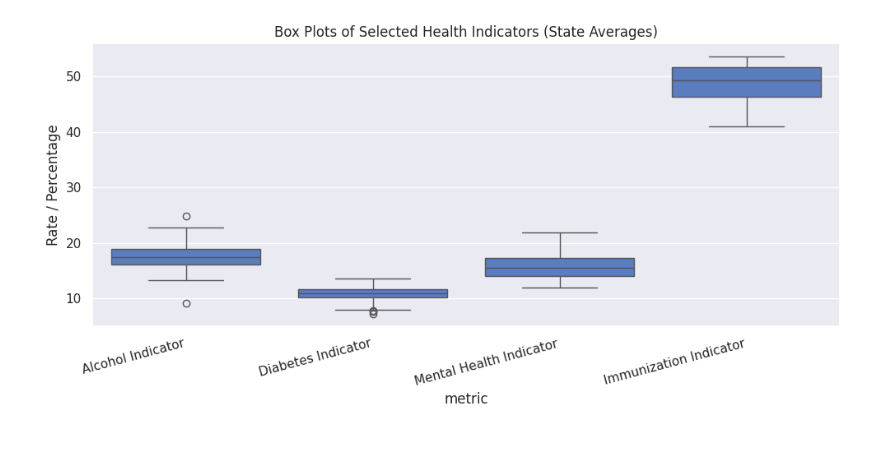
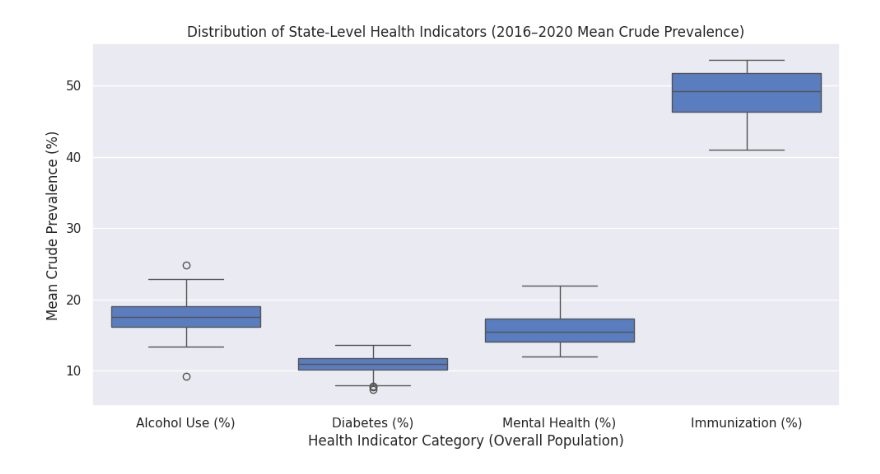
Before and after one commit to eldashatro4/state-of-health, a Jupyter notebook: eda_base_dataset/eda_Saifullah.ipynb, the cells around one changed output. Saved outputs shown, nothing was run; the diff lists cells and outputs as text; code cells hidden in the pictures; blank space fills up the shorter version.

Commit message:
Added EDA, updated plots and added DAG

```diff
--- a/eda_base_dataset/eda_Saifullah.ipynb
+++ b/eda_base_dataset/eda_Saifullah.ipynb
@@ -133,15 +95,19 @@ for m in SELECTED_METRICS:
 # %%
-# Aggregate state-level averages and join across all 4 metrics
+# Aggregate state-level averages (2016-2020) and join
 full_df = None
 for m in SELECTED_METRICS:
-  q_df = subset.filter(F.col(m["col"]).isNotNull())
-  if m["question"]:
-    q_df = q_df.filter(F.col("Question") == m["question"])
-  metric_df = q_df.groupBy("LocationDesc").agg(
-      F.avg(F.col(m["col"]).cast("double")).alias(m["alias"])
-  )
-  full_df = (
-      metric_df
-      if full_df is None
-      else full_df.join(metric_df, on="LocationDesc", how="outer")
-  )
+    q_df = subset.filter(F.col(m["col"]).isNotNull())
+    if m["question"]:
+        q_df = q_df.filter(F.col("Question") == m["question"])
+    metric_df = (
+        q_df.groupBy("LocationDesc")
+        .agg(F.avg(F.col(m["col"]).cast("double")).alias(m["alias"]))
+    )
+    full_df = metric_df if full_df is None else full_df.join(metric_df, on="LocationDesc", how="outer")
+
+# Trigger a Spark action (this generates a Spark Job & DAG you can screenshot)
+print("\nNull counts per state-level metric:")
+full_df.select([F.sum(F.col(c).isNull().cast("int")).alias(c) for c in full_df.columns]).show()
+
+print("\nSummary statistics across U.S. states:")
+full_df.select(*aliases).summary().show()
@@ -176,23 +165,20 @@ Summary statistics:
 # %%
-# Convert to Pandas for Box Plots & Scatter Plots
-pdf = full_df.toPandas()
-sns.set_theme(style="darkgrid", palette="muted")
-
 # Side-by-side box plots
 long_df = pdf[aliases].melt(
     value_vars=aliases,
     var_name="metric",
     value_name="rate",
 ).dropna(subset=["rate"])
 
-plt.figure(figsize=(10, 5))
+plt.figure(figsize=(10, 5.5))
 ax = sns.boxplot(data=long_df, x="metric", y="rate")
 ax.set_xticks(range(len(aliases)))
-ax.set_xticklabels(labels, rotation=15, ha="right")
-plt.title("Box Plots of Selected Health Indicators (State Averages)")
-plt.ylabel("Rate / Percentage")
+ax.set_xticklabels(short_labels)
+plt.title("Distribution of State-Level Health Indicators (2016–2020 Mean Crude Prevalence)")
+plt.xlabel("Health Indicator Category (Overall Population)")
+plt.ylabel("Mean Crude Prevalence (%)")
 plt.tight_layout()
 plt.show()
 # %% [output]
-[figure, old version]
+[figure, new version]
 # %%
```
Also changed, not shown: parts of 12 cells of this notebook.
